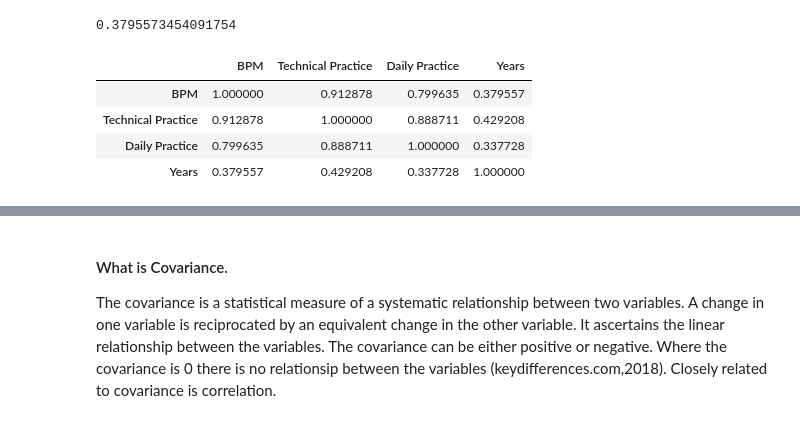
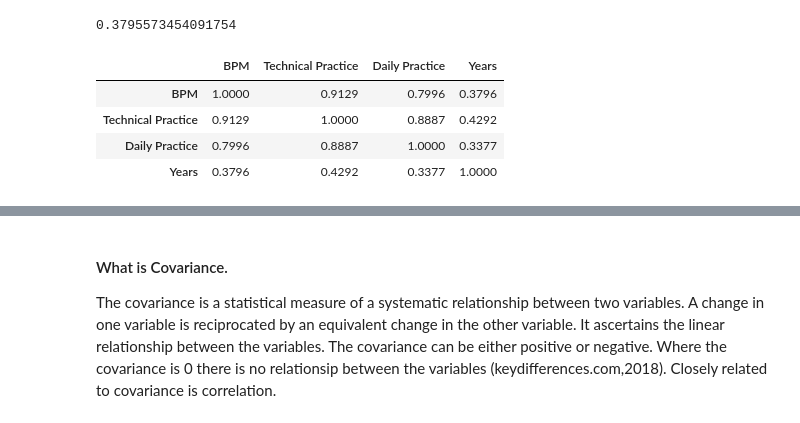
Before and after one commit to Wayne742/Programming-Project-S2, a Jupyter notebook: Programming for Data Analytics Project 2018.ipynb, the cells around one changed output, grey strips where cells are left out. Cells and saved outputs as stored; diff of their text form; code cells hidden in the pictures.

```diff
--- a/Programming for Data Analytics Project 2018.ipynb
+++ b/Programming for Data Analytics Project 2018.ipynb
@@ -116,10 +121,10 @@ baseline['BPM'].corr(baseline['Years'])
 # %% [output]
 0.3795573454091754
 # %%
-baseline.corr()
+baseline.corr().round(4)
 # %% [output]
 |  | BPM | Technical Practice | Daily Practice | Years |
-| BPM | 1.000000 | 0.912878 | 0.799635 | 0.379557 |
-| Technical Practice | 0.912878 | 1.000000 | 0.888711 | 0.429208 |
-| Daily Practice | 0.799635 | 0.888711 | 1.000000 | 0.337728 |
-| Years | 0.379557 | 0.429208 | 0.337728 | 1.000000 |
+| BPM | 1.0000 | 0.9129 | 0.7996 | 0.3796 |
+| Technical Practice | 0.9129 | 1.0000 | 0.8887 | 0.4292 |
+| Daily Practice | 0.7996 | 0.8887 | 1.0000 | 0.3377 |
+| Years | 0.3796 | 0.4292 | 0.3377 | 1.0000 |
```
Also changed, not shown: parts of 21 cells of this notebook.
